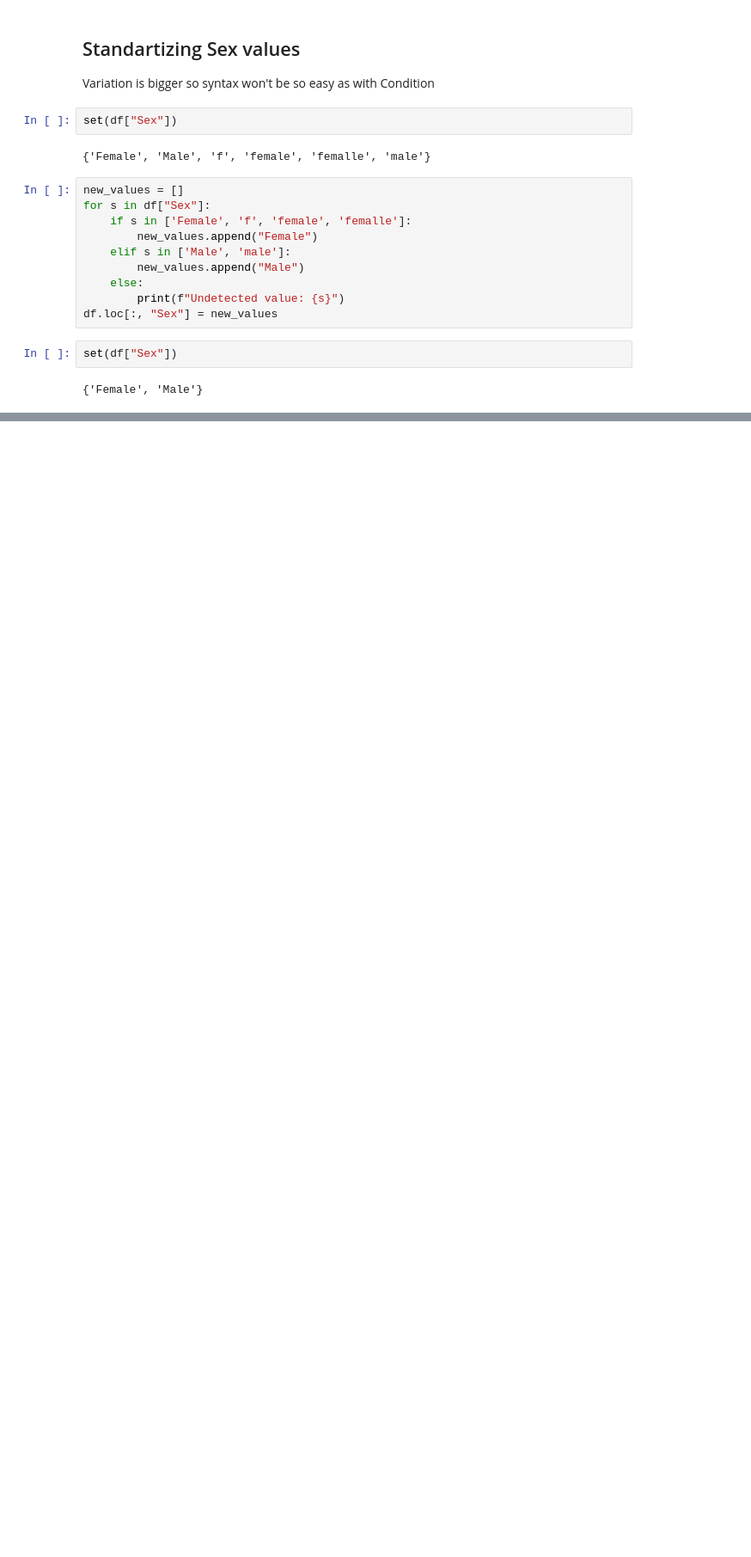
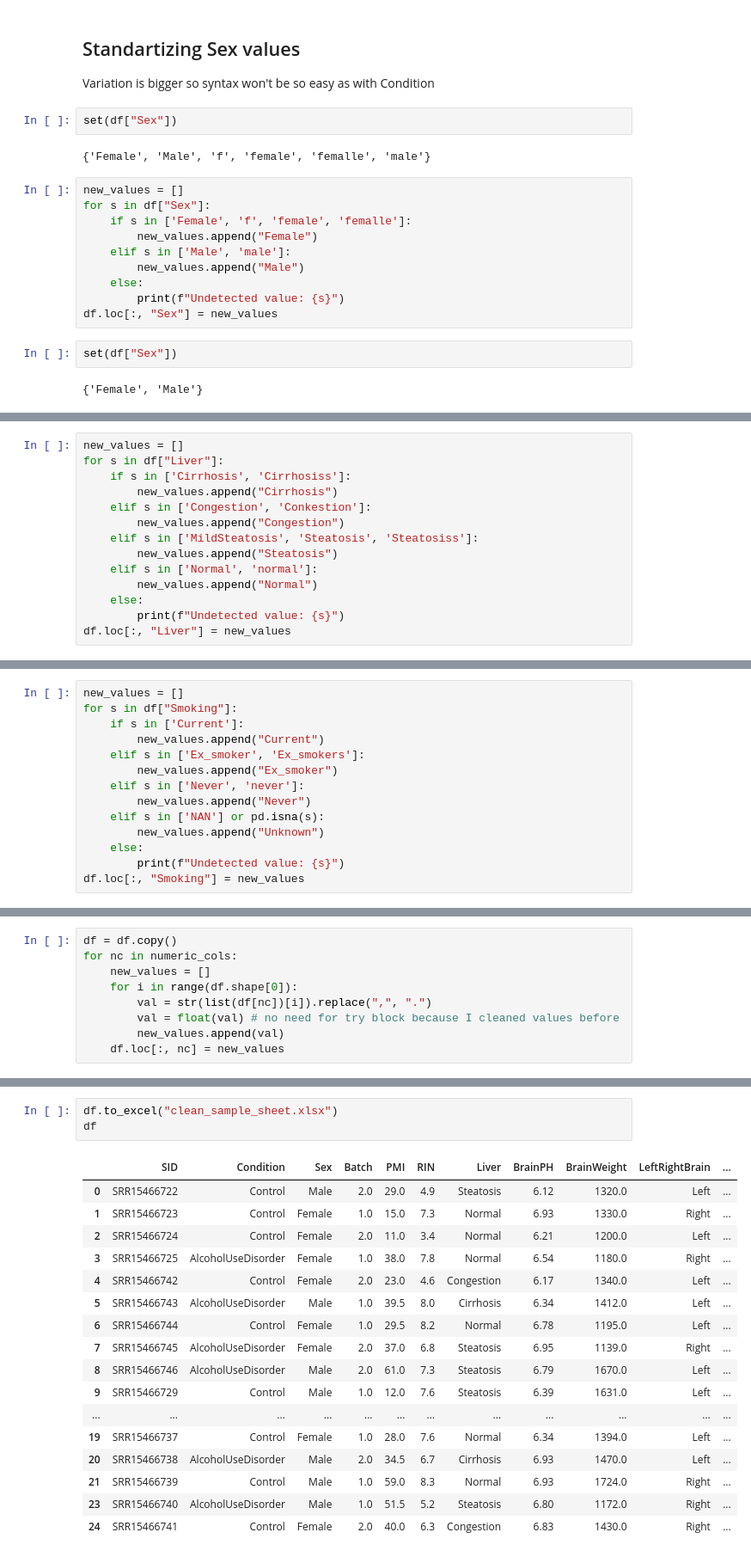
Before and after one commit to SimasB/Vugene_intro_task, a Jupyter notebook: Prepare_data.ipynb, the cells around one changed output, grey strips where cells are left out. Shown: that part at 86% size. Saved outputs shown, nothing was run; the diff lists cells and outputs as text; blank space fills up the shorter version.

Commit message:
Cleaned_sample_sheet

```diff
--- a/Prepare_data.ipynb
+++ b/Prepare_data.ipynb
@@ -107,0 +126,14 @@ set(df["Sex"])
+# %%
+new_values = []
+for s in df["Liver"]:
+    if s in ['Cirrhosis', 'Cirrhosiss']:
+        new_values.append("Cirrhosis")
+    elif s in ['Congestion', 'Conkestion']:
+        new_values.append("Congestion")
+    elif s in ['MildSteatosis', 'Steatosis', 'Steatosiss']:
+        new_values.append("Steatosis")
+    elif s in ['Normal', 'normal']:
+        new_values.append("Normal")
+    else:
+        print(f"Undetected value: {s}")
+df.loc[:, "Liver"] = new_values
@@ -107,0 +158,14 @@ set(df["Sex"])
+# %%
+new_values = []
+for s in df["Smoking"]:
+    if s in ['Current']:
+        new_values.append("Current")
+    elif s in ['Ex_smoker', 'Ex_smokers']:
+        new_values.append("Ex_smoker")
+    elif s in ['Never', 'never']:
+        new_values.append("Never")
+    elif s in ['NAN'] or pd.isna(s):
+        new_values.append("Unknown")
+    else:
+        print(f"Undetected value: {s}")
+df.loc[:, "Smoking"] = new_values
@@ -107,0 +181,9 @@ set(df["Sex"])
+# %%
+df = df.copy()
+for nc in numeric_cols:
+    new_values = []
+    for i in range(df.shape[0]):
+        val = str(list(df[nc])[i]).replace(",", ".")
+        val = float(val) # no need for try block because I cleaned values before
+        new_values.append(val)
+    df.loc[:, nc] = new_values
@@ -107,0 +192,21 @@ set(df["Sex"])
+# %%
+df.to_excel("clean_sample_sheet.xlsx")
+df
+# %% [output]
+|  | SID | Condition | Sex | Batch | PMI | RIN | Liver | BrainPH | BrainWeight | LeftRightBrain | ... |
+| 0 | SRR15466722 | Control | Male | 2.0 | 29.0 | 4.9 | Steatosis | 6.12 | 1320.0 | Left | ... |
+| 1 | SRR15466723 | Control | Female | 1.0 | 15.0 | 7.3 | Normal | 6.93 | 1330.0 | Right | ... |
+| 2 | SRR15466724 | Control | Female | 2.0 | 11.0 | 3.4 | Normal | 6.21 | 1200.0 | Left | ... |
+| 3 | SRR15466725 | AlcoholUseDisorder | Female | 1.0 | 38.0 | 7.8 | Normal | 6.54 | 1180.0 | Right | ... |
+| 4 | SRR15466742 | Control | Female | 2.0 | 23.0 | 4.6 | Congestion | 6.17 | 1340.0 | Left | ... |
+| 5 | SRR15466743 | AlcoholUseDisorder | Male | 1.0 | 39.5 | 8.0 | Cirrhosis | 6.34 | 1412.0 | Left | ... |
+| 6 | SRR15466744 | Control | Female | 1.0 | 29.5 | 8.2 | Normal | 6.78 | 1195.0 | Left | ... |
+| 7 | SRR15466745 | AlcoholUseDisorder | Female | 2.0 | 37.0 | 6.8 | Steatosis | 6.95 | 1139.0 | Right | ... |
+| 8 | SRR15466746 | AlcoholUseDisorder | Male | 2.0 | 61.0 | 7.3 | Steatosis | 6.79 | 1670.0 | Left | ... |
+| 9 | SRR15466729 | Control | Male | 1.0 | 12.0 | 7.6 | Steatosis | 6.39 | 1631.0 | Left | ... |
+| ... | ... | ... | ... | ... | ... | ... | ... | ... | ... | ... | ... |
+| 19 | SRR15466737 | Control | Female | 1.0 | 28.0 | 7.6 | Normal | 6.34 | 1394.0 | Left | ... |
+| 20 | SRR15466738 | AlcoholUseDisorder | Male | 2.0 | 34.5 | 6.7 | Cirrhosis | 6.93 | 1470.0 | Left | ... |
+| 21 | SRR15466739 | Control | Male | 1.0 | 59.0 | 8.3 | Normal | 6.93 | 1724.0 | Right | ... |
+| 23 | SRR15466740 | AlcoholUseDisorder | Male | 1.0 | 51.5 | 5.2 | Steatosis | 6.80 | 1172.0 | Right | ... |
+| 24 | SRR15466741 | Control | Female | 2.0 | 40.0 | 6.3 | Congestion | 6.83 | 1430.0 | Right | ... |
```
Also changed, not shown: parts of 10 cells of this notebook, 1 other file.
